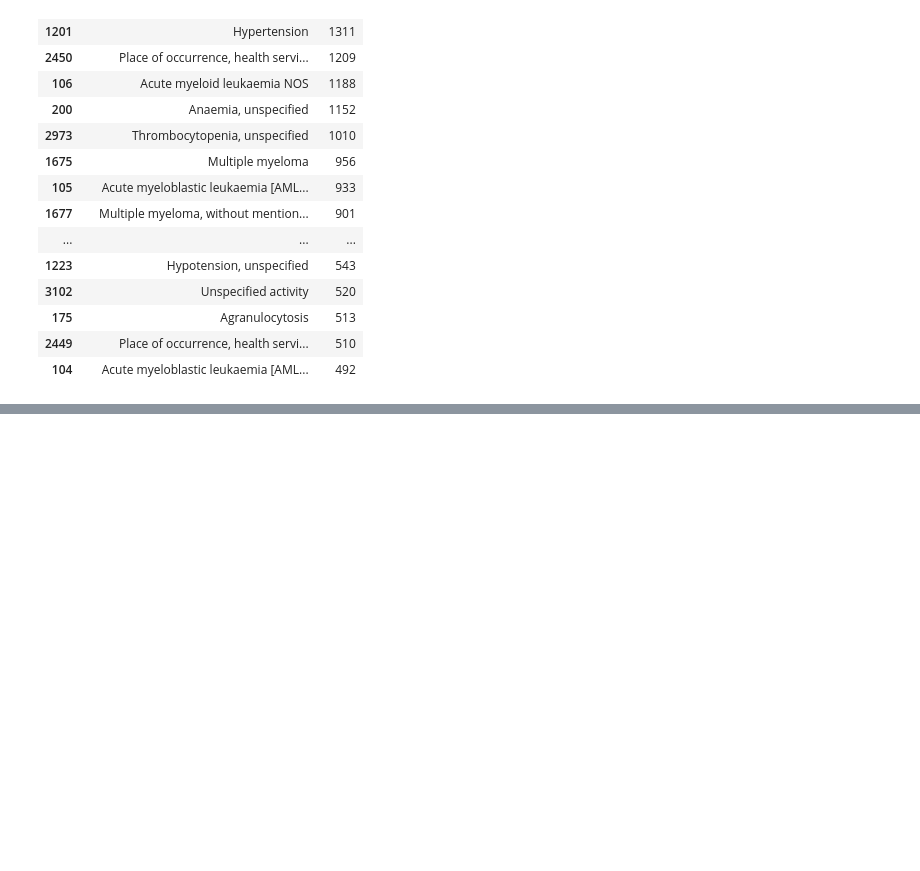
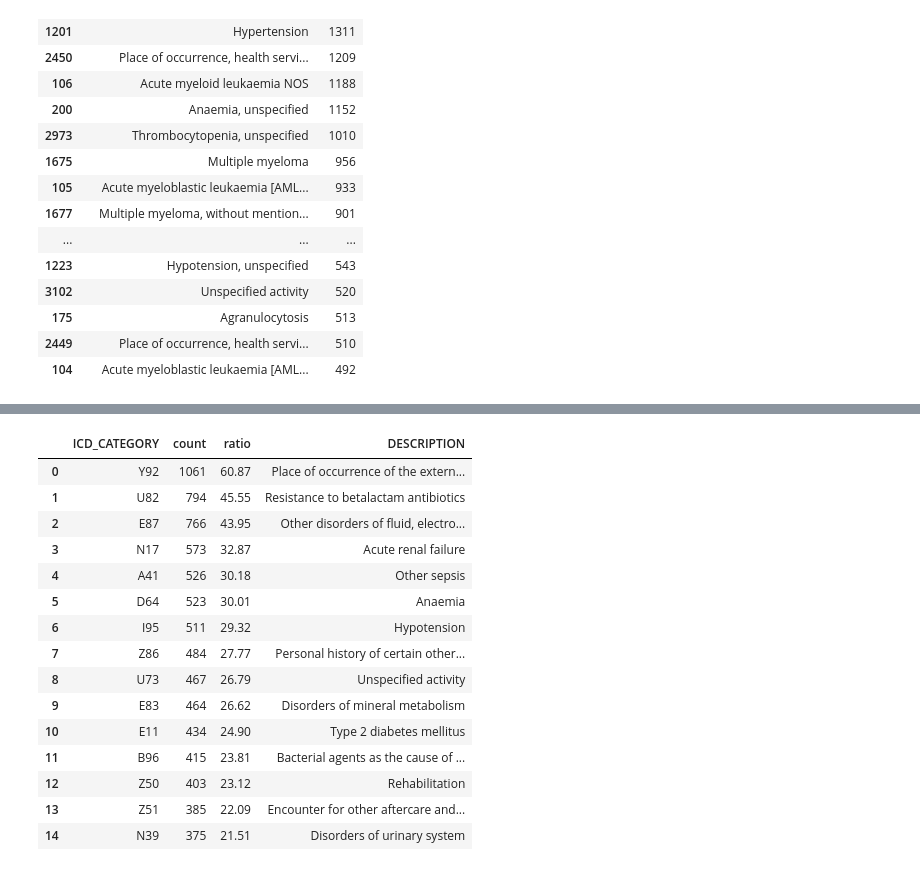
Before and after one commit to ryashpal/EHR-Int-Analysis, a Jupyter notebook: notebooks/co_morbidities_analysis/exploration_1.ipynb, the cells around one changed output, grey strips where cells are left out. Cells and saved outputs as stored; diff of their text form; code cells hidden in the pictures; blank space fills up the shorter version.

```diff
--- a/notebooks/co_morbidities_analysis/exploration_1.ipynb
+++ b/notebooks/co_morbidities_analysis/exploration_1.ipynb
@@ -263,0 +218,20 @@ TypeError: DataFrame.merge() missing 1 required positional argument: 'right'
+# %%
+icdCategoriesData = [
+    ['Y92', 'Place of occurrence of the external cause'],
+    ['U82', 'Resistance to betalactam antibiotics'],
+    ['E87', 'Other disorders of fluid, electrolyte and acid-base balance'],
+    ['N17', 'Acute renal failure'],
+    ['A41', 'Other sepsis'],
+    ['D64', 'Anaemia'],
+    ['I95', 'Hypotension'],
+    ['Z86', 'Personal history of certain other diseases'],
+    ['U73', 'Unspecified activity'],
+    ['E83', 'Disorders of mineral metabolism'],
+    ['E11', 'Type 2 diabetes mellitus'],
+    ['B96', 'Bacterial agents as the cause of diseases classified to other chapters'],
+    ['Z50', 'Rehabilitation'],
+    ['Z51', 'Encounter for other aftercare and medical care'],
+    ['N39', 'Disorders of urinary system'],
+]
+icdCategoriesDf = pd.DataFrame(icdCategoriesData, columns=['ICD_CATEGORY', 'DESCRIPTION'])
+icdCategoriesDf
@@ -263,0 +255,19 @@ TypeError: DataFrame.merge() missing 1 required positional argument: 'right'
+# %%
+topIcdCategoriesDf[:20].merge(icdCategoriesDf, on=['ICD_CATEGORY'], how='inner')
+# %% [output]
+|  | ICD_CATEGORY | count | ratio | DESCRIPTION |
+| 0 | Y92 | 1061 | 60.87 | Place of occurrence of the extern... |
+| 1 | U82 | 794 | 45.55 | Resistance to betalactam antibiotics |
+| 2 | E87 | 766 | 43.95 | Other disorders of fluid, electro... |
+| 3 | N17 | 573 | 32.87 | Acute renal failure |
+| 4 | A41 | 526 | 30.18 | Other sepsis |
+| 5 | D64 | 523 | 30.01 | Anaemia |
+| 6 | I95 | 511 | 29.32 | Hypotension |
+| 7 | Z86 | 484 | 27.77 | Personal history of certain other... |
+| 8 | U73 | 467 | 26.79 | Unspecified activity |
+| 9 | E83 | 464 | 26.62 | Disorders of mineral metabolism |
+| 10 | E11 | 434 | 24.90 | Type 2 diabetes mellitus |
+| 11 | B96 | 415 | 23.81 | Bacterial agents as the cause of ... |
+| 12 | Z50 | 403 | 23.12 | Rehabilitation |
+| 13 | Z51 | 385 | 22.09 | Encounter for other aftercare and... |
+| 14 | N39 | 375 | 21.51 | Disorders of urinary system |
```
Also changed, not shown: parts of 5 cells of this notebook, 5 other files.
